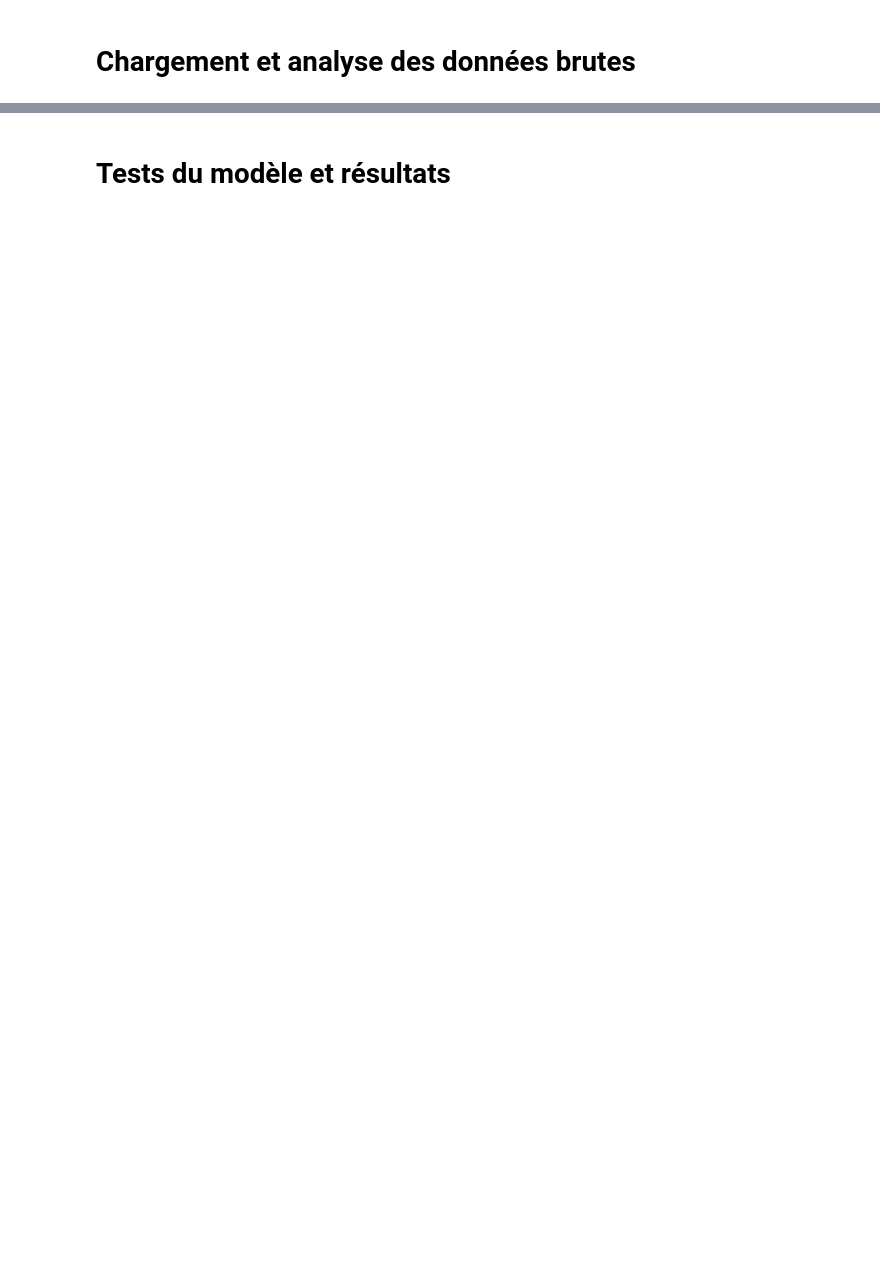
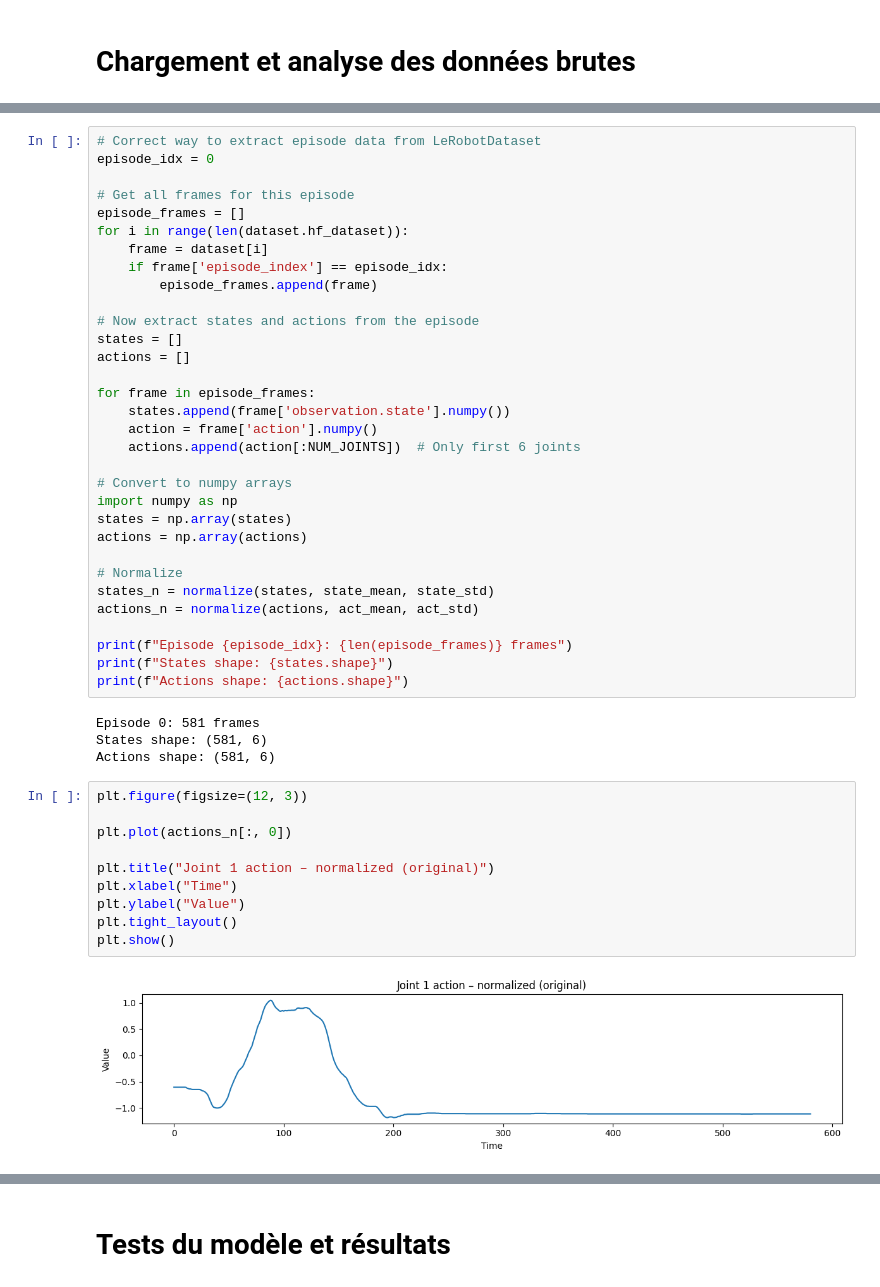
Before and after one commit to TheRayquaza/robotic, a Jupyter notebook: TP_RobotLearning_SoArm101.ipynb, the cells around one changed output, grey strips where cells are left out. Cells and saved outputs as stored; diff of their text form; blank space fills up the shorter version.

```diff
--- a/TP_RobotLearning_SoArm101.ipynb
+++ b/TP_RobotLearning_SoArm101.ipynb
@@ -31,0 +103,48 @@ Voici les résultats obtenus après calibration sur les **positions minimales et
+# %%
+# Correct way to extract episode data from LeRobotDataset
+episode_idx = 0
+
+# Get all frames for this episode
+episode_frames = []
+for i in range(len(dataset.hf_dataset)):
+    frame = dataset[i]
+    if frame['episode_index'] == episode_idx:
+        episode_frames.append(frame)
+
+# Now extract states and actions from the episode
+states = []
+actions = []
+
+for frame in episode_frames:
+    states.append(frame['observation.state'].numpy())
+    action = frame['action'].numpy()
+    actions.append(action[:NUM_JOINTS])  # Only first 6 joints
+
+# Convert to numpy arrays
+import numpy as np
+states = np.array(states)
+actions = np.array(actions)
+
+# Normalize
+states_n = normalize(states, state_mean, state_std)
+actions_n = normalize(actions, act_mean, act_std)
+
+print(f"Episode {episode_idx}: {len(episode_frames)} frames")
+print(f"States shape: {states.shape}")
+print(f"Actions shape: {actions.shape}")
+# %% [output]
+Episode 0: 581 frames
+States shape: (581, 6)
+Actions shape: (581, 6)
+# %%
+plt.figure(figsize=(12, 3))
+
+plt.plot(actions_n[:, 0])
+
+plt.title("Joint 1 action – normalized (original)")
+plt.xlabel("Time")
+plt.ylabel("Value")
+plt.tight_layout()
+plt.show()
+# %% [output]
+[figure, added]
```
Also changed, not shown: parts of 17 cells of this notebook, 4 other files.
